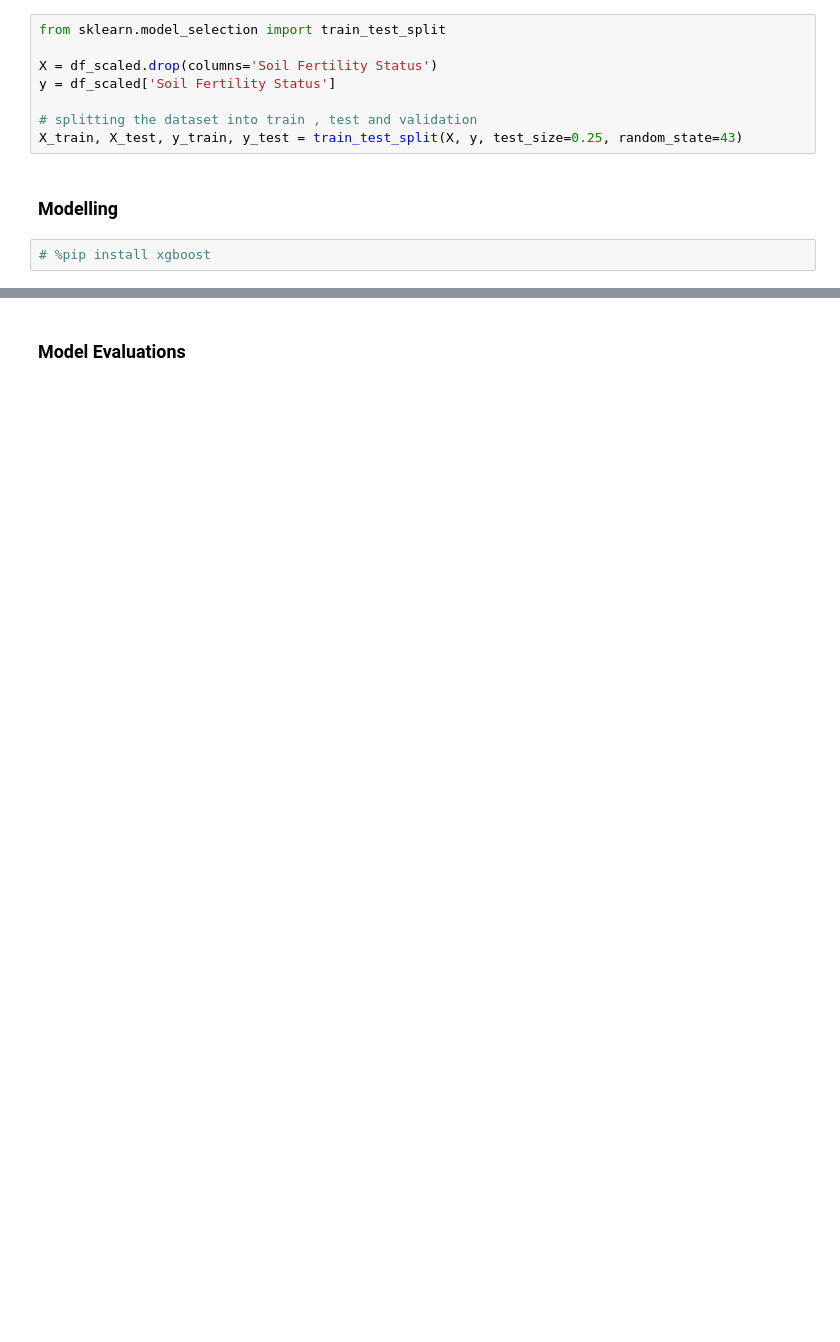
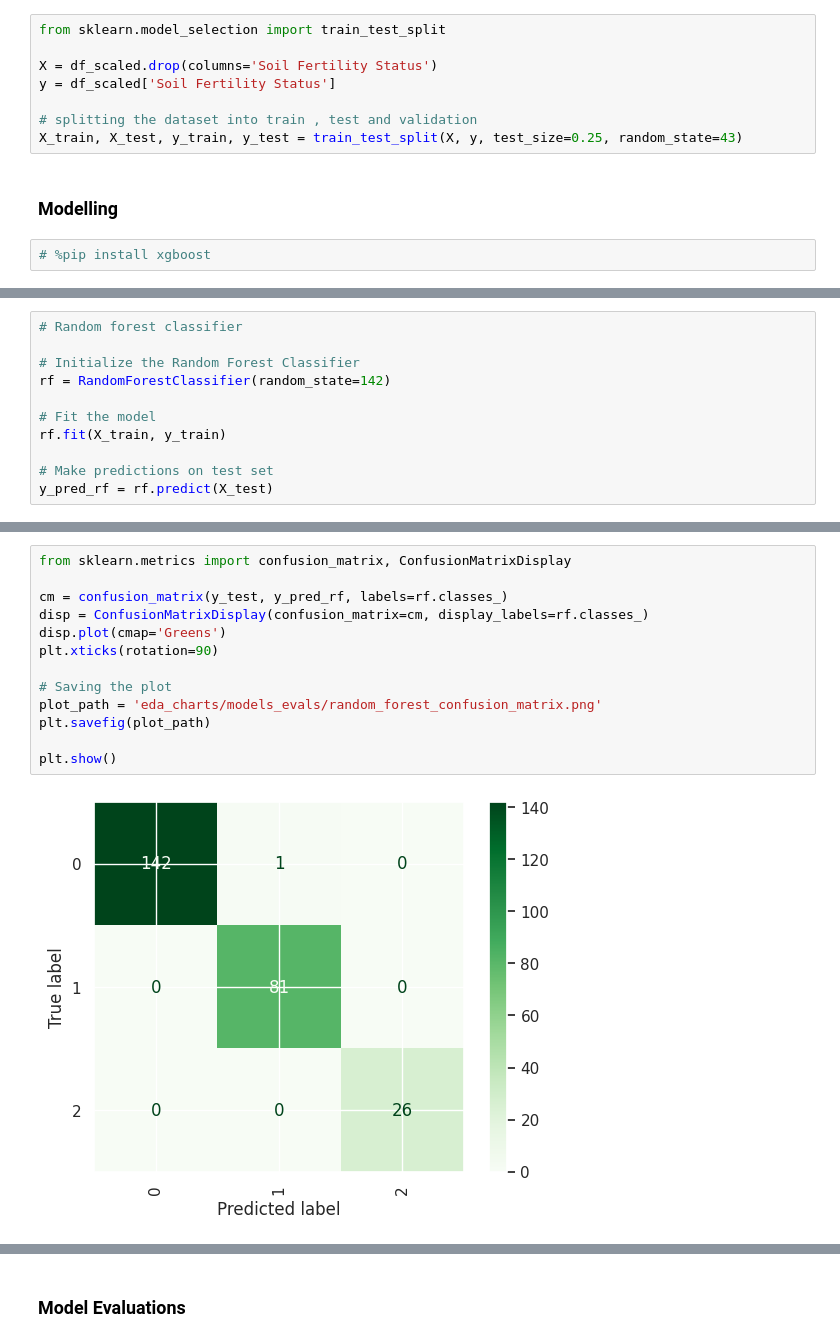
Before and after one commit to oscar066/Kiduka, a Jupyter notebook: index.ipynb, the cells around one changed output, grey strips where cells are left out. Cells and saved outputs as stored; diff of their text form; blank space fills up the shorter version.

```diff
--- a/index.ipynb
+++ b/index.ipynb
@@ -719,0 +902,11 @@ from sklearn.ensemble import GradientBoostingClassifier
+# %%
+# Random forest classifier
+
+# Initialize the Random Forest Classifier
+rf = RandomForestClassifier(random_state=142)
+
+# Fit the model
+rf.fit(X_train, y_train)
+
+# Make predictions on test set
+y_pred_rf = rf.predict(X_test)
@@ -719,0 +947,15 @@ from sklearn.ensemble import GradientBoostingClassifier
+# %%
+from sklearn.metrics import confusion_matrix, ConfusionMatrixDisplay
+
+cm = confusion_matrix(y_test, y_pred_rf, labels=rf.classes_)
+disp = ConfusionMatrixDisplay(confusion_matrix=cm, display_labels=rf.classes_)
+disp.plot(cmap='Greens')
+plt.xticks(rotation=90)
+
+# Saving the plot
+plot_path = 'eda_charts/models_evals/random_forest_confusion_matrix.png'
+plt.savefig(plot_path)
+
+plt.show()
+# %% [output]
+[figure, added]
```
Also changed, not shown: parts of 38 cells of this notebook, 8 other files.
